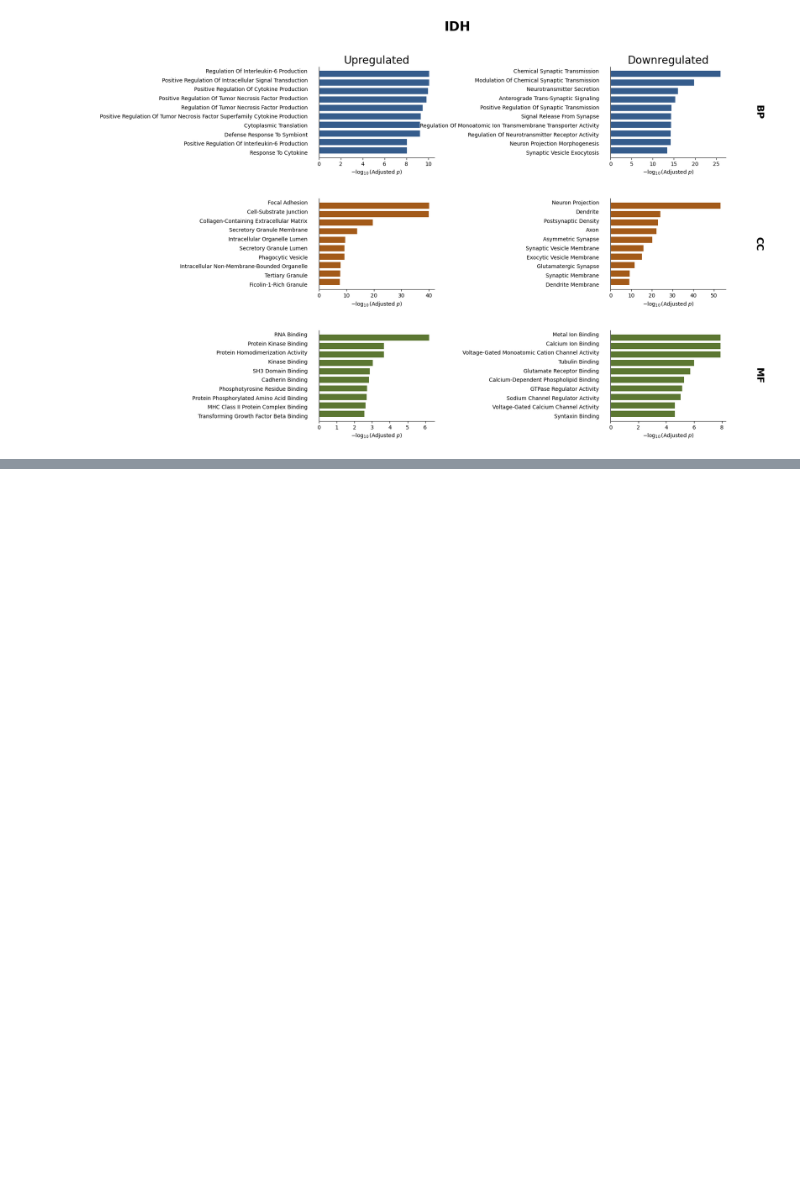
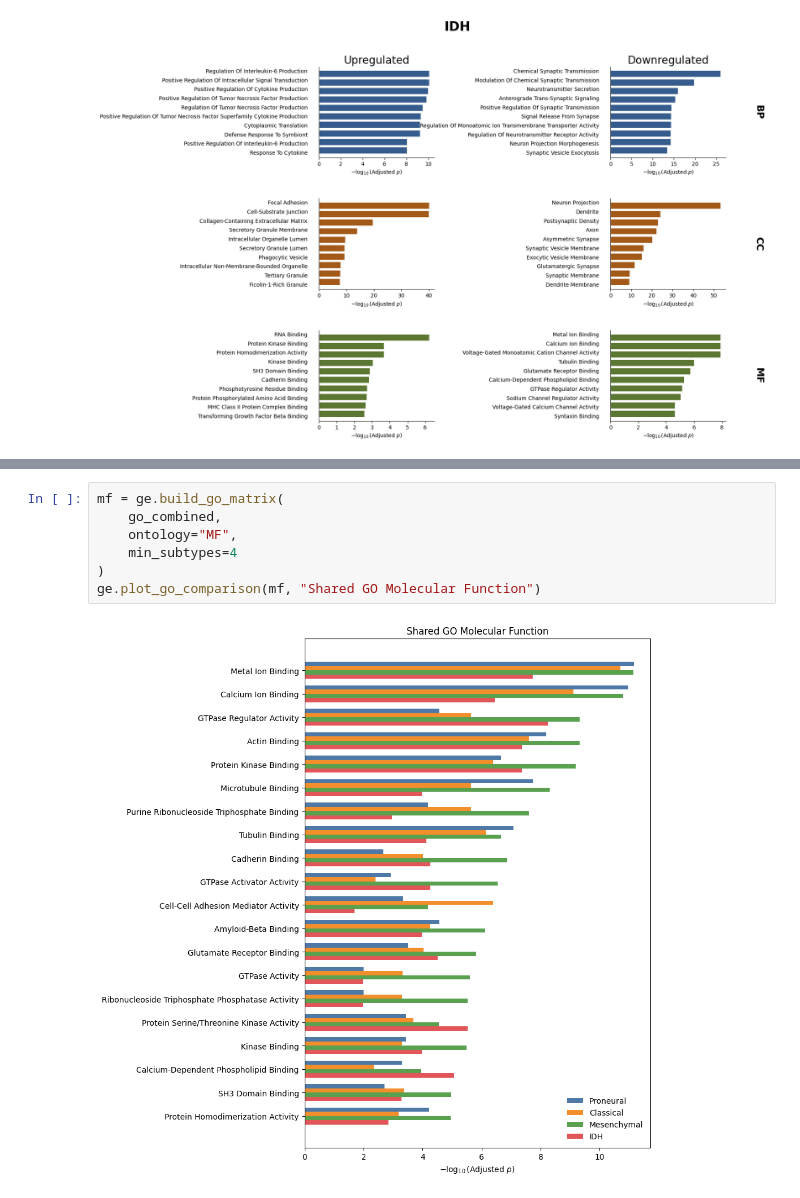
Before and after one commit to namtu06/BIO_RA, a Jupyter notebook: notebooks/06_GO_all_enrichment.ipynb, the cells around one changed output, grey strips where cells are left out. Saved outputs shown, nothing was run; the diff lists cells and outputs as text; blank space fills up the shorter version.

```diff
--- a/notebooks/06_GOenrichment.ipynb
+++ b/notebooks/06_GO_all_enrichment.ipynb
@@ -106,0 +128,9 @@ IDH: MF
+# %%
+mf = ge.build_go_matrix(
+    go_combined,
+    ontology="MF",
+    min_subtypes=4
+)
+ge.plot_go_comparison(mf, "Shared GO Molecular Function")
+# %% [output]
+[figure, added]
```
Also changed, not shown: parts of 3 cells of this notebook, 1 other file.
